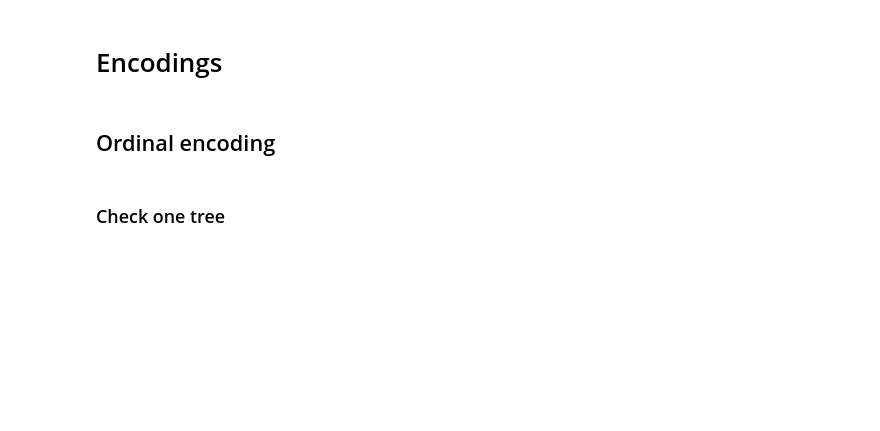
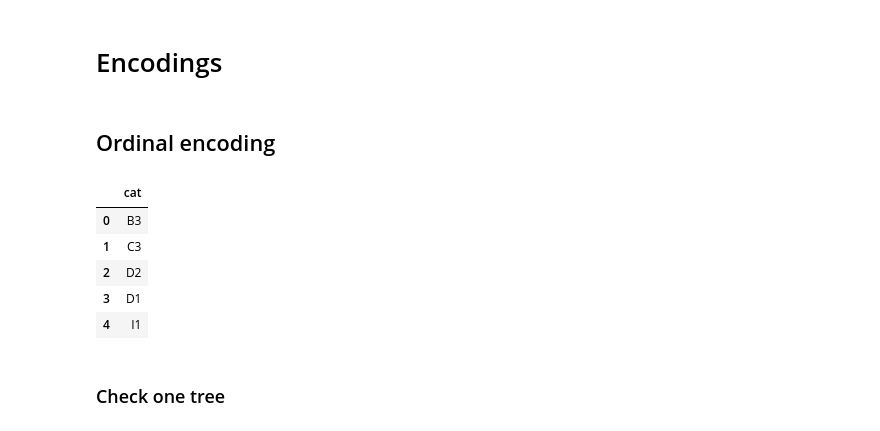
Before and after one commit to morkapronczay/rajk-ml-course, a Jupyter notebook: 5-dbscan-umap-feature-engineering-decision-tree/create-toy-dataset.ipynb, the cells around one changed output. Cells and saved outputs as stored; diff of their text form; code cells hidden in the pictures; blank space fills up the shorter version.

```diff
--- a/5-dbscan-umap-feature-engineering-decision-tree/create-toy-dataset.ipynb
+++ b/5-dbscan-umap-feature-engineering-decision-tree/create-toy-dataset.ipynb
@@ -233,6 +233,15 @@ def create_encoded_column(encoder, colname_s, X_train=X_train, y_train=y_train):
 ## Ordinal encoding
 # %%
 oe = OrdinalEncoder(handle_unknown="use_encoded_value", unknown_value=np.nan)
+# %%
+X_train.head()
+# %% [output]
+|  | cat |
+| 0 | B3 |
+| 1 | C3 |
+| 2 | D2 |
+| 3 | D1 |
+| 4 | I1 |
 # %%
 x_colnames_oe = 'ordinal_encoded'
 X_train, X_test = create_encoded_column(oe, x_colnames_oe)
```
Also changed, not shown: parts of 27 cells of this notebook, 1 other file.
